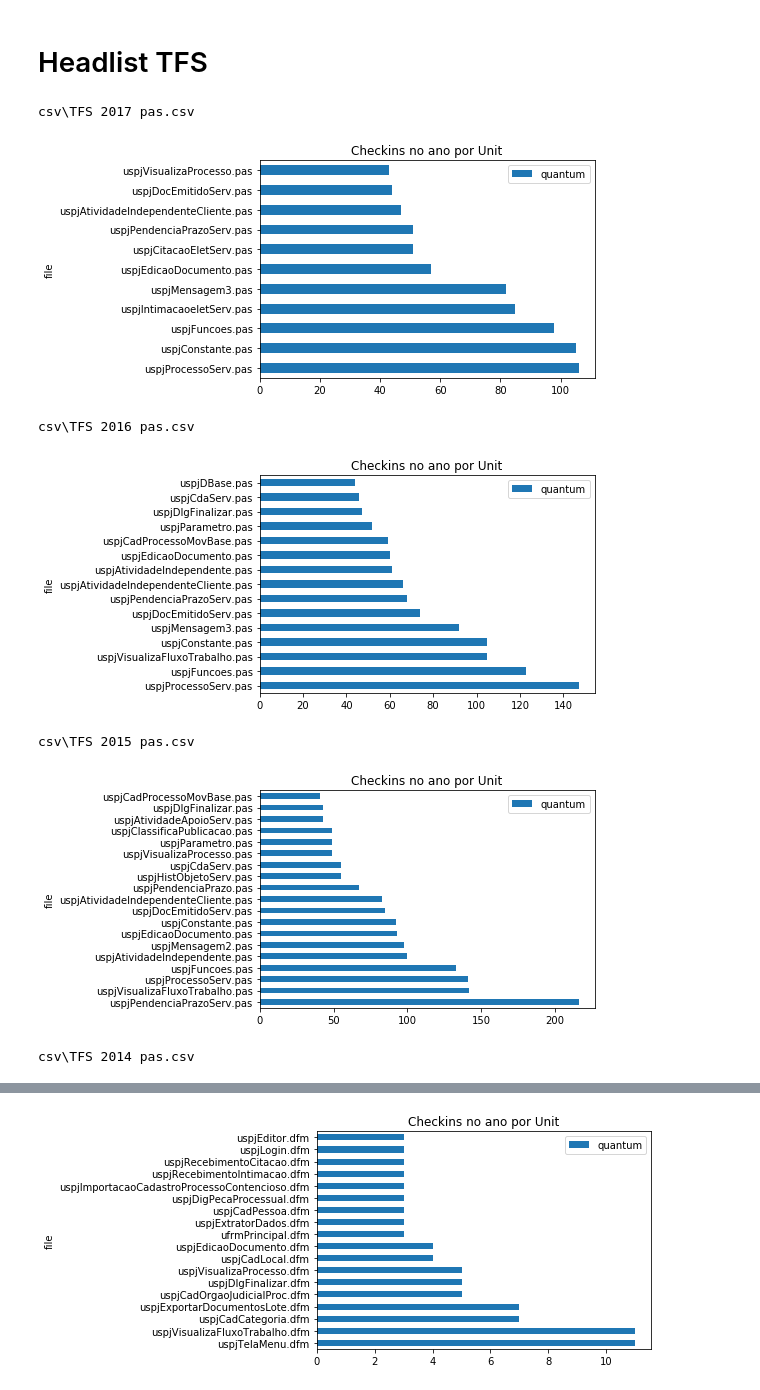
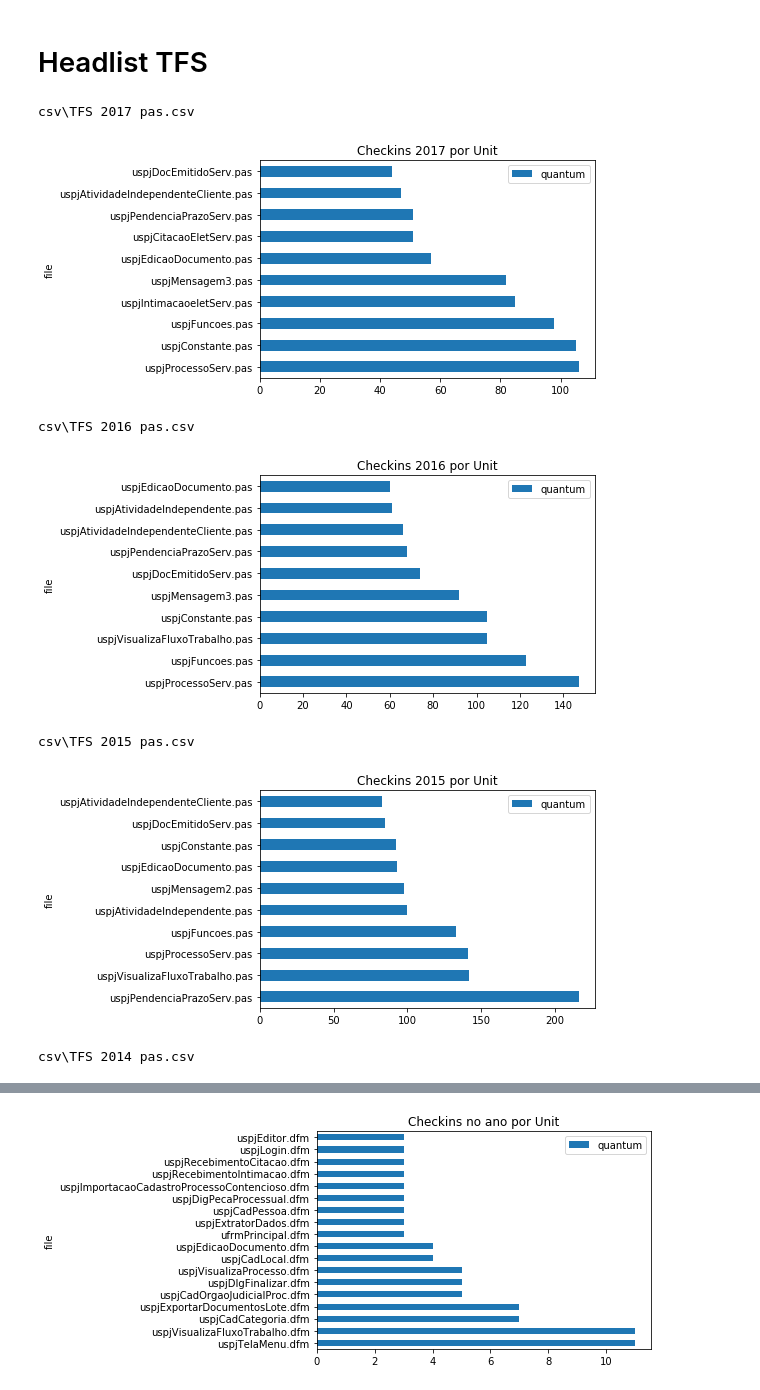
Before and after one commit to wilianselzlein/Metricas, a Jupyter notebook: Headlist.ipynb, the cells around one changed output, grey strips where cells are left out. Drawn from its saved outputs; the diff is of its cells as text; code cells hidden in the pictures.

Commit message:
Melhorias texto graficos

```diff
--- a/Headlist.ipynb
+++ b/Headlist.ipynb
@@ -6,8 +6,8 @@ import matplotlib.pyplot as plt
 %matplotlib inline
 
 anos = 4
-arquivos = ['csv\TFS 2017 pas.csv', 'csv\TFS 2016 pas.csv', 'csv\TFS 2015 pas.csv', 'csv\TFS 2014 pas.csv']
-arquivodfm = 'csv\TFS 2017 dfm.csv'
+arquivos = ['csv\\TFS 2017 pas.csv', 'csv\\TFS 2016 pas.csv', 'csv\\TFS 2015 pas.csv', 'csv\\TFS 2014 pas.csv']
+arquivodfm = 'csv\\TFS 2017 dfm.csv'
 # %%
 def tratar(ano, quant, dfm):
     if dfm:
@@ -28,9 +28,12 @@ def tratar(ano, quant, dfm):
         print (arquivos[ano])
     return dfHeadlist
 # %%
-def grafico_checkins(df):
-    plLinhas = df.drop('size', axis=1).set_index('file').plot(kind='barh')
-    plt.title("Checkins no ano por Unit")
+nome = ['2017', '2016', '2015', '2014']
+
+def grafico_checkins(ano, df):
+    plLinhas = df.drop('size', axis=1).set_index('file')
+    plLinhas[:10].plot(kind='barh')
+    plt.title("Checkins " + nome[ano] + " por Unit")
     plt.show()
 # %%
 def grafico_tamanho(df):
@@ -40,14 +43,14 @@ def grafico_tamanho(df):
 # %%
 for ano in range(anos):
     dfHeadlistPas = tratar(ano, 40, False)
-    grafico_checkins(dfHeadlistPas)
+    grafico_checkins(ano, dfHeadlistPas)
 grafico_tamanho(dfHeadlistPas)
     #dfHeadlistPas
 # %% [output]
 csv\TFS 2017 pas.csv
-[figure, old version]
+[figure, new version]
 csv\TFS 2016 pas.csv
-[figure, old version]
+[figure, new version]
 csv\TFS 2015 pas.csv
-[figure, old version]
+[figure, new version]
 csv\TFS 2014 pas.csv
```
Also changed, not shown: parts of 1 cell of this notebook, 1 other file.
